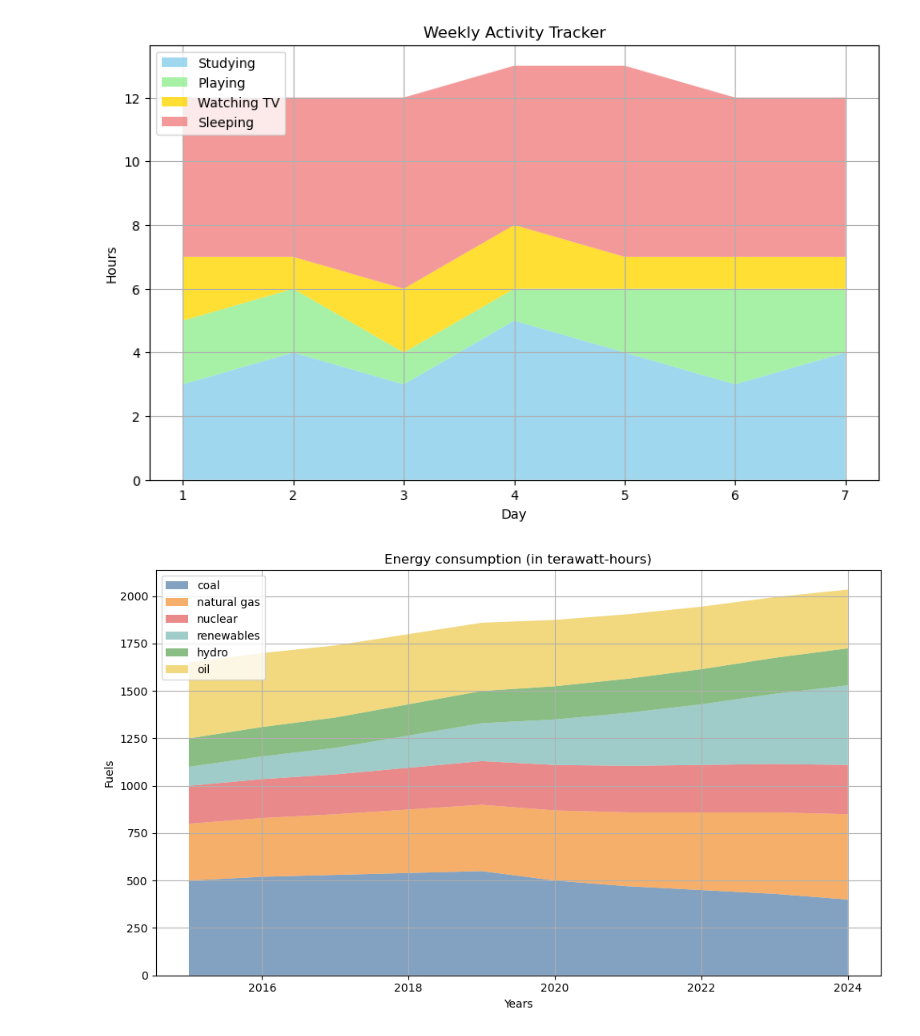
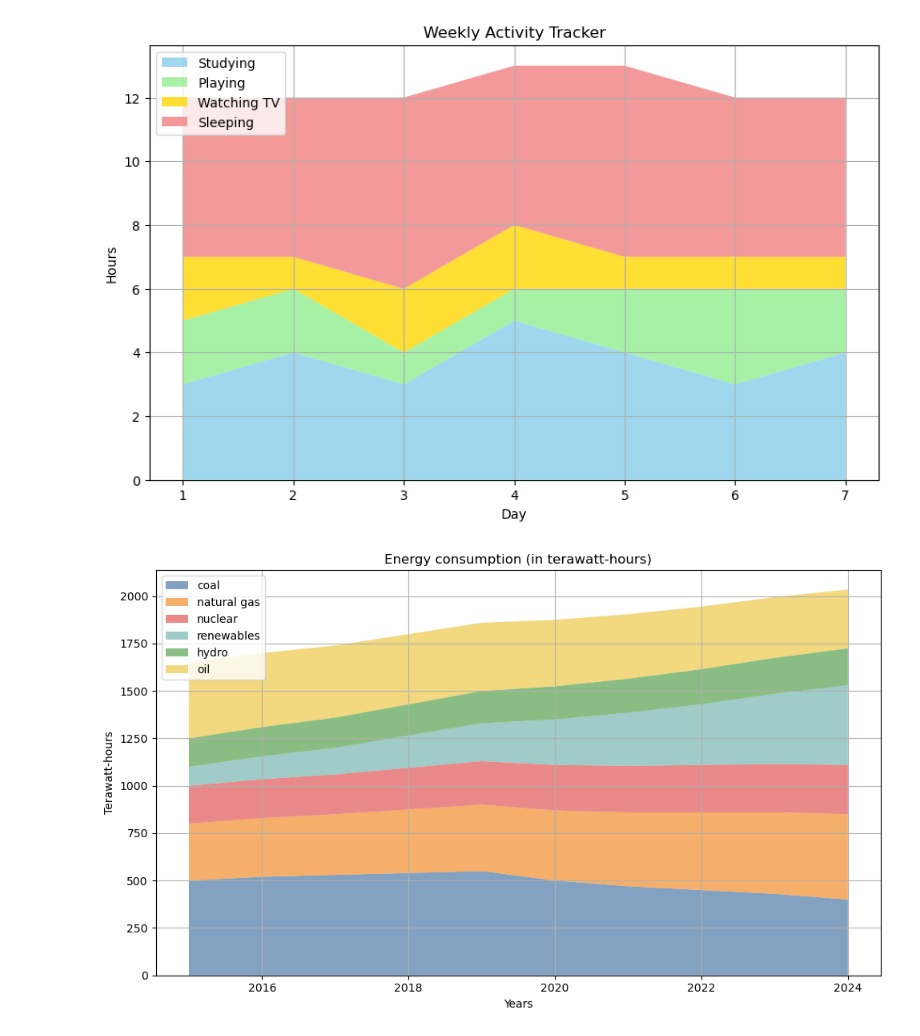
Before and after one commit to IndoKris/Data-Science, a Jupyter notebook: Matplotlib/Stack Plots.ipynb, the cells around one changed output. Saved outputs shown, nothing was run; the diff lists cells and outputs as text; code cells hidden in the pictures.

```diff
--- a/Matplotlib/Stack Plots.ipynb
+++ b/Matplotlib/Stack Plots.ipynb
@@ -39,32 +39,32 @@ plt.show()
 # energy consumption (in terawatt-hours) from different sources over 10 years in a country
 import matplotlib.pyplot as plt
 years = [2015, 2016, 2017, 2018, 2019, 2020, 2021, 2022, 2023, 2024]
 
 coal = [500, 520, 530, 540, 550, 500, 470, 450, 430, 400]
 natural_gas = [300, 310, 320, 335, 350, 370, 390, 410, 430, 450]
 nuclear = [200, 205, 210, 220, 230, 240, 245, 250, 255, 260]
 renewables = [100, 120, 140, 170, 200, 240, 280, 320, 370, 420]
 hydro = [150, 155, 160, 165, 170, 175, 180, 185, 190, 195]
 oil = [400, 390, 380, 370, 360, 350, 340, 330, 320, 310]
 colors = ['#4E79A7',  # muted blue
           '#F28E2B',  # warm orange
           '#E15759',  # soft red
           '#76B7B2',  # teal green
           '#59A14F',  # earthy green
           '#EDC949']  # golden yellow
 
 labels = ['coal','natural gas' ,'nuclear','renewables','hydro','oil']
 plt.figure(facecolor='white',figsize=(10,6))
 plt.stackplot(years,coal , natural_gas , nuclear , renewables , hydro ,oil ,
               labels = labels,
               colors = colors,
               alpha = 0.7)
 plt.title('Energy consumption (in terawatt-hours)')
 plt.legend(loc='upper left')
 plt.xlabel('Years')
-plt.ylabel('Fuels')
+plt.ylabel('Terawatt-hours')
 plt.tight_layout()
 plt.grid(True)
 plt.show()
 # %% [output]
-[figure, old version]
+[figure, new version]
```
